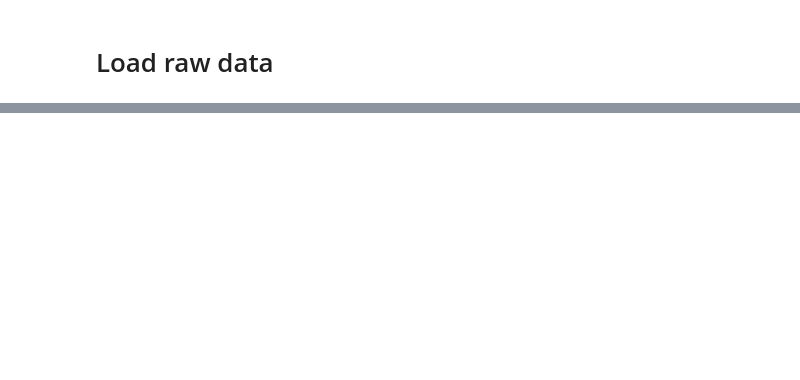
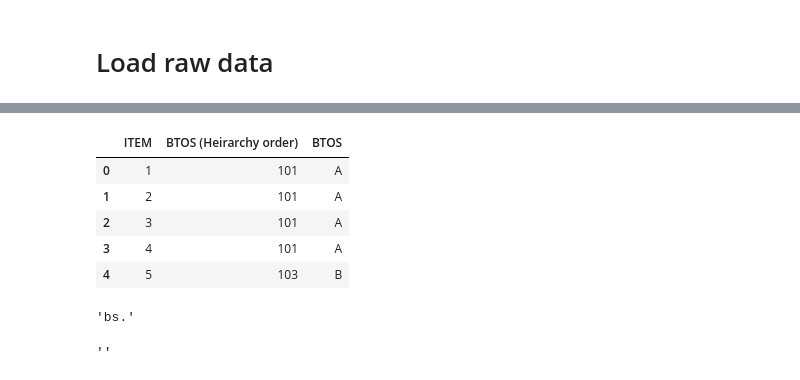
Before and after one commit to samuelefiorini/tangle, a Jupyter notebook: notebooks/make_xy.ipynb, the cells around one changed output, grey strips where cells are left out. Saved outputs shown, nothing was run; the diff lists cells and outputs as text; code cells hidden in the pictures; blank space fills up the shorter version.

```diff
--- a/notebooks/make_xy.ipynb
+++ b/notebooks/make_xy.ipynb
@@ -38,0 +117,4 @@ print(len(neg_id), 'negative samples')
+# %%
+import pandas as pd
+imap = pd.read_csv('../mbspbs10pc/data/imap.tsv', sep='\t', header=0, usecols=['ITEM', 'BTOS'])
+imap.head()
@@ -38,0 +138,11 @@ print(len(neg_id), 'negative samples')
+# %%
+tmp = pd.merge(imap, btos, left_on='BTOS', right_on='BTOS (Heirarchy order)', how='left')[['ITEM', 'BTOS_x', 'BTOS_y']]
+tmp = tmp.rename({'BTOS_y': 'BTOS', 'BTOS_x': 'BTOS (Heirarchy order)'}, axis=1)
+tmp.head()
+# %% [output]
+|  | ITEM | BTOS (Heirarchy order) | BTOS |
+| 0 | 1 | 101 | A |
+| 1 | 2 | 101 | A |
+| 2 | 3 | 101 | A |
+| 3 | 4 | 101 | A |
+| 4 | 5 | 103 | B |
@@ -38,0 +151,8 @@ print(len(neg_id), 'negative samples')
+# %%
+''.join(['b','s','.'])
+# %% [output]
+'bs.'
+# %%
+''.join([])
+# %% [output]
+''
```
Also changed, not shown: parts of 16 cells of this notebook, 4 other files.
